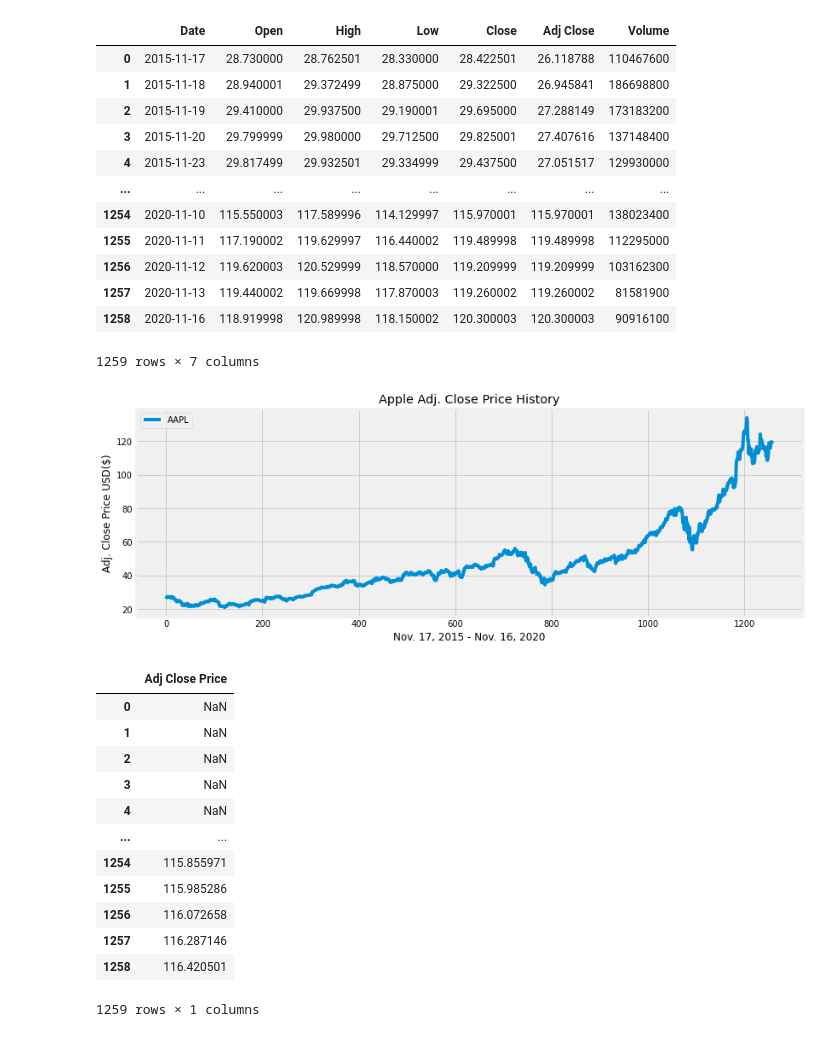
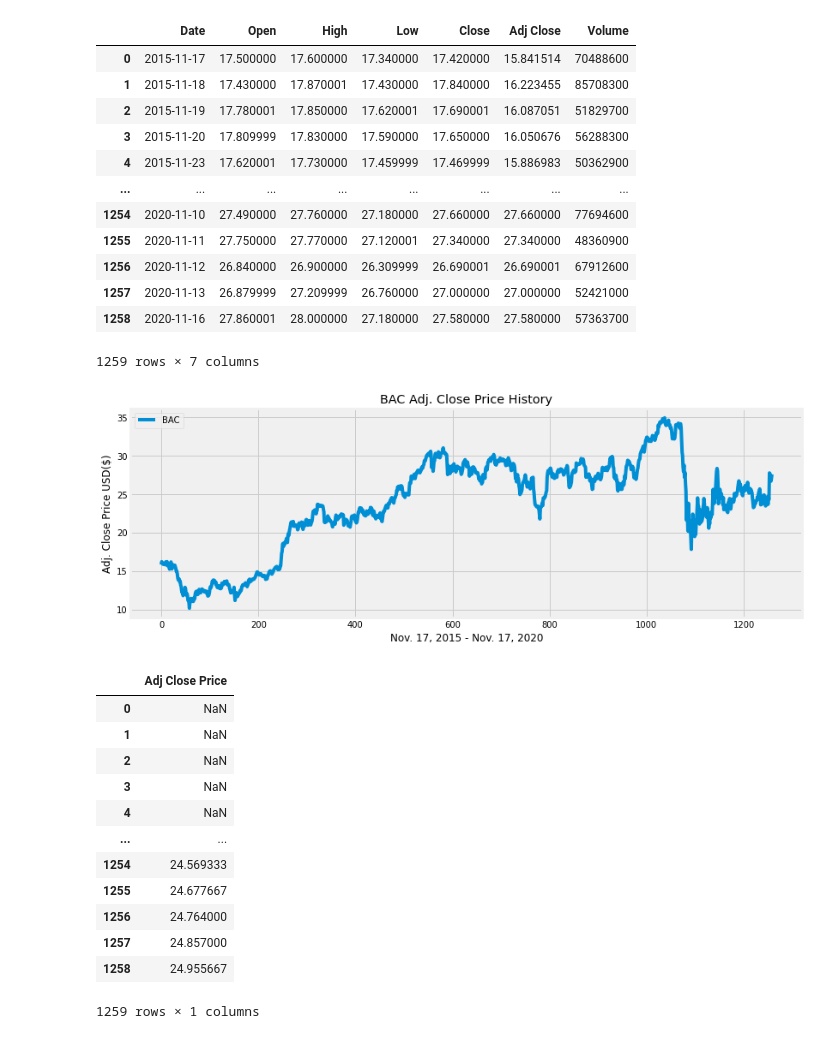
Before and after one commit to vantwoutmaarten/AlgoTrading, a Jupyter notebook: algoTradingPractice.ipynb, the cells around one changed output. Saved outputs shown, nothing was run; the diff lists cells and outputs as text; code cells hidden in the pictures.

```diff
--- a/algoTradingPractice.ipynb
+++ b/algoTradingPractice.ipynb
@@ -19,37 +19,37 @@ Saving AAPL.csv to AAPL (1).csv
 # %%
 # Store the data
-AAPL = pd.read_csv('AAPL.csv')
+BAC = pd.read_csv('BAC.csv')
 # Show the data
-AAPL
+BAC
 # %% [output]
 |  | Date | Open | High | Low | Close | Adj Close | Volume |
-| 0 | 2015-11-17 | 28.730000 | 28.762501 | 28.330000 | 28.422501 | 26.118788 | 110467600 |
-| 1 | 2015-11-18 | 28.940001 | 29.372499 | 28.875000 | 29.322500 | 26.945841 | 186698800 |
-| 2 | 2015-11-19 | 29.410000 | 29.937500 | 29.190001 | 29.695000 | 27.288149 | 173183200 |
-| 3 | 2015-11-20 | 29.799999 | 29.980000 | 29.712500 | 29.825001 | 27.407616 | 137148400 |
-| 4 | 2015-11-23 | 29.817499 | 29.932501 | 29.334999 | 29.437500 | 27.051517 | 129930000 |
+| 0 | 2015-11-17 | 17.500000 | 17.600000 | 17.340000 | 17.420000 | 15.841514 | 70488600 |
+| 1 | 2015-11-18 | 17.430000 | 17.870001 | 17.430000 | 17.840000 | 16.223455 | 85708300 |
+| 2 | 2015-11-19 | 17.780001 | 17.850000 | 17.620001 | 17.690001 | 16.087051 | 51829700 |
+| 3 | 2015-11-20 | 17.809999 | 17.830000 | 17.590000 | 17.650000 | 16.050676 | 56288300 |
+| 4 | 2015-11-23 | 17.620001 | 17.730000 | 17.459999 | 17.469999 | 15.886983 | 50362900 |
 | ... | ... | ... | ... | ... | ... | ... | ... |
-| 1254 | 2020-11-10 | 115.550003 | 117.589996 | 114.129997 | 115.970001 | 115.970001 | 138023400 |
-| 1255 | 2020-11-11 | 117.190002 | 119.629997 | 116.440002 | 119.489998 | 119.489998 | 112295000 |
-| 1256 | 2020-11-12 | 119.620003 | 120.529999 | 118.570000 | 119.209999 | 119.209999 | 103162300 |
-| 1257 | 2020-11-13 | 119.440002 | 119.669998 | 117.870003 | 119.260002 | 119.260002 | 81581900 |
-| 1258 | 2020-11-16 | 118.919998 | 120.989998 | 118.150002 | 120.300003 | 120.300003 | 90916100 |
+| 1254 | 2020-11-10 | 27.490000 | 27.760000 | 27.180000 | 27.660000 | 27.660000 | 77694600 |
+| 1255 | 2020-11-11 | 27.750000 | 27.770000 | 27.120001 | 27.340000 | 27.340000 | 48360900 |
+| 1256 | 2020-11-12 | 26.840000 | 26.900000 | 26.309999 | 26.690001 | 26.690001 | 67912600 |
+| 1257 | 2020-11-13 | 26.879999 | 27.209999 | 26.760000 | 27.000000 | 27.000000 | 52421000 |
+| 1258 | 2020-11-16 | 27.860001 | 28.000000 | 27.180000 | 27.580000 | 27.580000 | 57363700 |
 1259 rows × 7 columns
 # %%
 #Visualize the data
 plt.figure(figsize=(12.5, 4.5))
-plt.plot(AAPL['Adj Close'], label='AAPL')
-plt.title('Apple Adj. Close Price History')
-plt.xlabel('Nov. 17, 2015 - Nov. 16, 2020')
+plt.plot(BAC['Adj Close'], label='BAC')
+plt.title('BAC Adj. Close Price History')
+plt.xlabel('Nov. 17, 2015 - Nov. 17, 2020')
 plt.ylabel('Adj. Close Price USD($)')
 plt.legend(loc='upper left')
 plt.show()
 # %% [output]
-[figure, old version]
+[figure, new version]
 # %%
 #Create the simple moving average with a 30 day window
 SMA30 = pd.DataFrame()
-SMA30['Adj Close Price'] = AAPL['Adj Close'].rolling(window=30).mean()
+SMA30['Adj Close Price'] = BAC['Adj Close'].rolling(window=30).mean()
 SMA30
 # %% [output]
 |  | Adj Close Price |
@@ -59,9 +59,9 @@ SMA30
 | 3 | NaN |
 | 4 | NaN |
 | ... | ... |
-| 1254 | 115.855971 |
-| 1255 | 115.985286 |
-| 1256 | 116.072658 |
-| 1257 | 116.287146 |
-| 1258 | 116.420501 |
+| 1254 | 24.569333 |
+| 1255 | 24.677667 |
+| 1256 | 24.764000 |
+| 1257 | 24.857000 |
+| 1258 | 24.955667 |
 1259 rows × 1 columns
```
Also changed, not shown: parts of 10 cells of this notebook.
